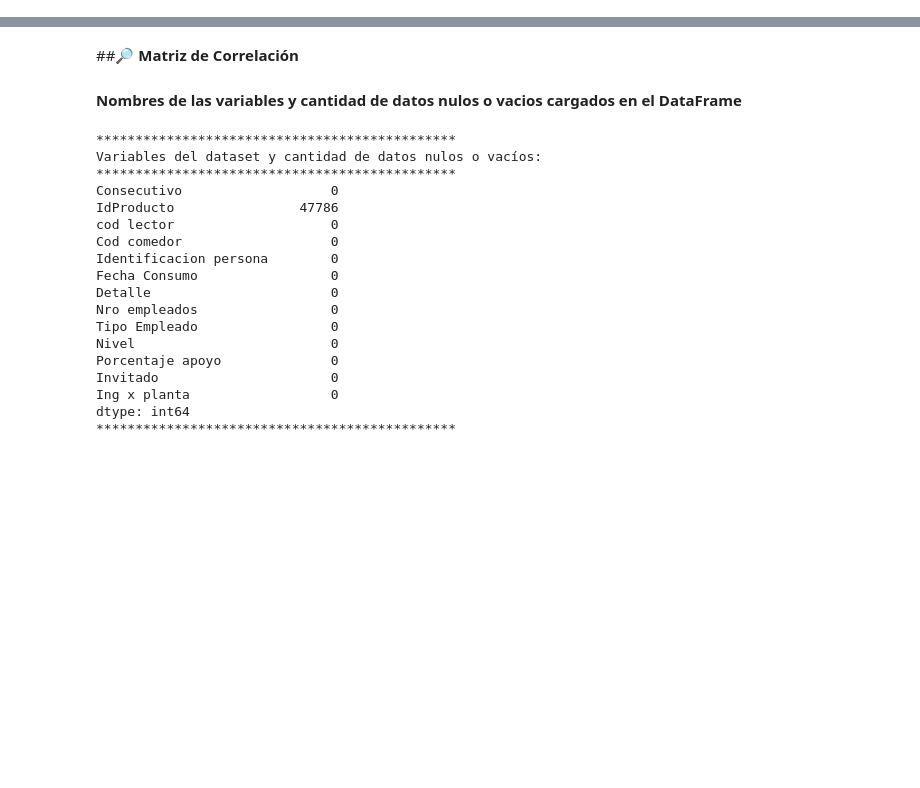
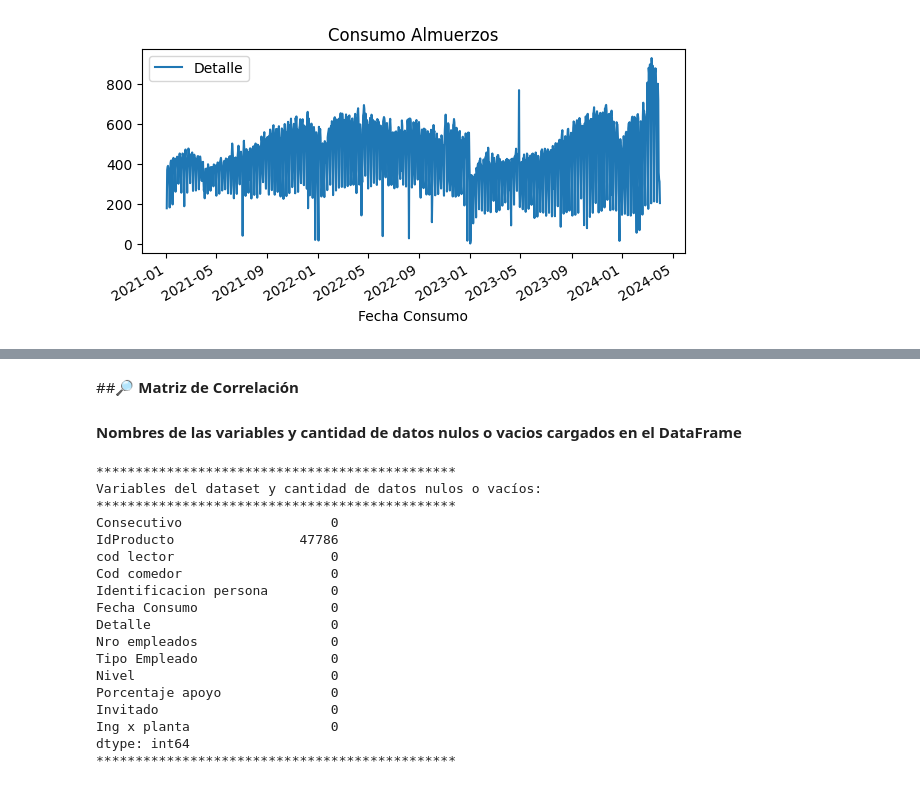
Before and after one commit to A01793509/Equipo_44, a Jupyter notebook: Avance2_44.ipynb, the cells around one changed output, grey strips where cells are left out. Drawn from its saved outputs; the diff is of its cells as text; code cells hidden in the pictures; blank space fills up the shorter version.

```diff
--- a/Avance2_44.ipynb
+++ b/Avance2_44.ipynb
@@ -57,0 +171,7 @@ El conjunto de datos cargado inicialmente contiene 884,615.00 registros:
+# %%
+#Creamos un nuevo dataframe para eliminar la fila mencionada
+dfAlmuerzosDepurados = dfCasinoAlmuerzos.drop(dfCasinoAlmuerzos[dfCasinoAlmuerzos['Nivel'] == '#N/D'].index)
+# %%
+#Procedemos a realizar la codificación de las columnas categóricas
+dfCasinoAlmuerzosCodificado = pd.get_dummies(dfAlmuerzosDepurados, columns=['Tipo Empleado', 'Nivel', 'Porcentaje apoyo'])
+dfCasinoAlmuerzosCodificado.head()
@@ -57,0 +186,9 @@ El conjunto de datos cargado inicialmente contiene 884,615.00 registros:
+# %%
+#Para que el modelo que desarrollaremos más adelante funcione de una mejor manera,
+#procederemos a convertir los valores booleanos a números.
+#Recorremos todas las columnas y al identificar una booleana, la convertiremos en número.
+for col in dfCasinoAlmuerzosCodificado.columns:
+    if dfCasinoAlmuerzosCodificado[col].dtype == bool:
+        dfCasinoAlmuerzosCodificado[col] = dfCasinoAlmuerzosCodificado[col].astype(int)
+
+dfCasinoAlmuerzosCodificado.head(5)
@@ -57,0 +207,11 @@ El conjunto de datos cargado inicialmente contiene 884,615.00 registros:
+# %%
+#Ajustamos la fecha tipo datetime como preparación para realizar el agrupamiento de los datos
+dfCasinoAlmuerzosCodificado['Fecha Consumo'] = pd.to_datetime(dfCasinoAlmuerzosCodificado['Fecha Consumo'])
+
+#Calculamos la cantidad de almuerzos por fecha y las otras columnas categóricas del dataframe
+dfCantidad_Almuerzos = dfCasinoAlmuerzosCodificado.groupby(['Fecha Consumo'] + list(dfCasinoAlmuerzosCodificado.columns.difference(['Fecha Consumo', 'Detalle']))).size().reset_index(name='Cantidad_Almuerzos')
+
+#Fusionamos el dataframe que venimos trabajando con el dataframe de la cantidad de almuerzos, eliminando posibles registros duplicados
+dfCasinoAlmuerzosAgrupado = pd.merge(dfCasinoAlmuerzosCodificado, dfCantidad_Almuerzos.drop_duplicates(), on=['Fecha Consumo'] + list(dfCasinoAlmuerzosCodificado.columns.difference(['Fecha Consumo', 'Detalle'])), how='left')
+
+dfCasinoAlmuerzosAgrupado
@@ -57,0 +252,11 @@ El conjunto de datos cargado inicialmente contiene 884,615.00 registros:
+# %%
+#visualización de la serie vs total de almuerzos
+grouped = dfCasinoAlmuerzosCodificado.groupby('Fecha Consumo').agg({ 'Detalle': 'count'})
+
+fig, ax=plt.subplots(figsize=(7, 3))
+grouped.plot(ax=ax, label='Detalle')
+
+ax.set_title('Consumo Almuerzos')
+ax.legend();
+# %% [output]
+[figure, added]
```
Also changed, not shown: parts of 38 cells of this notebook.
